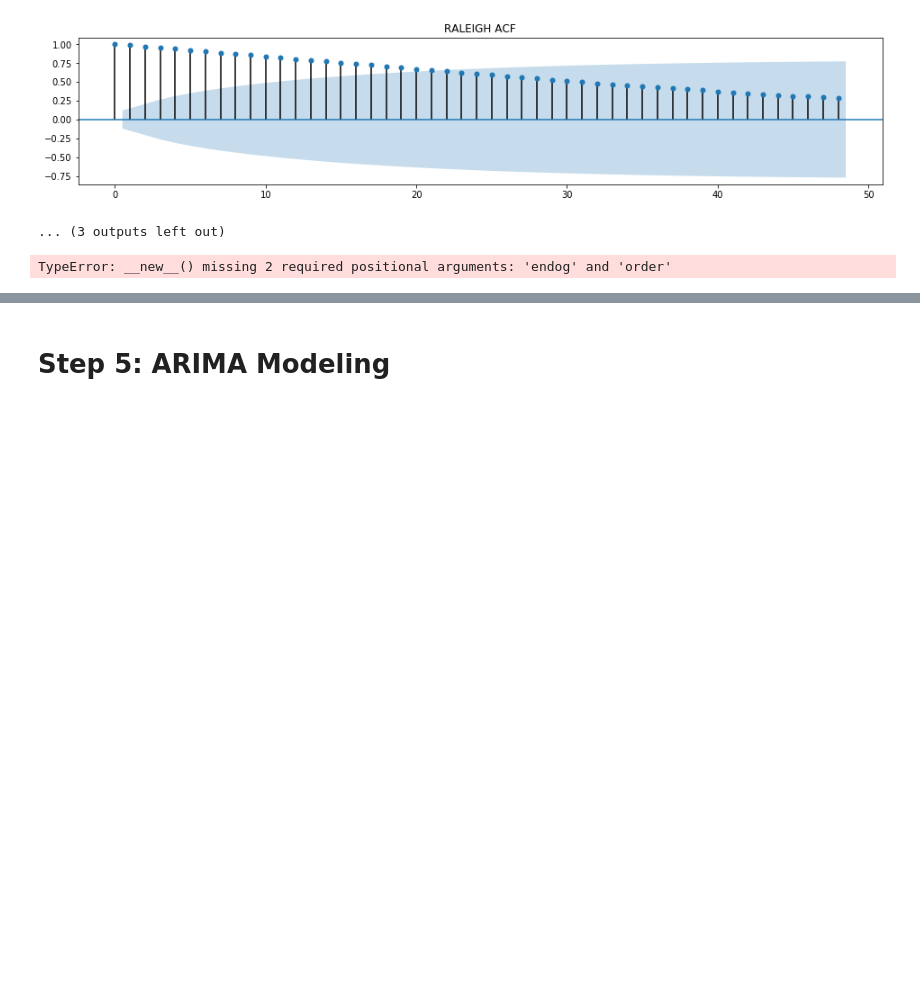
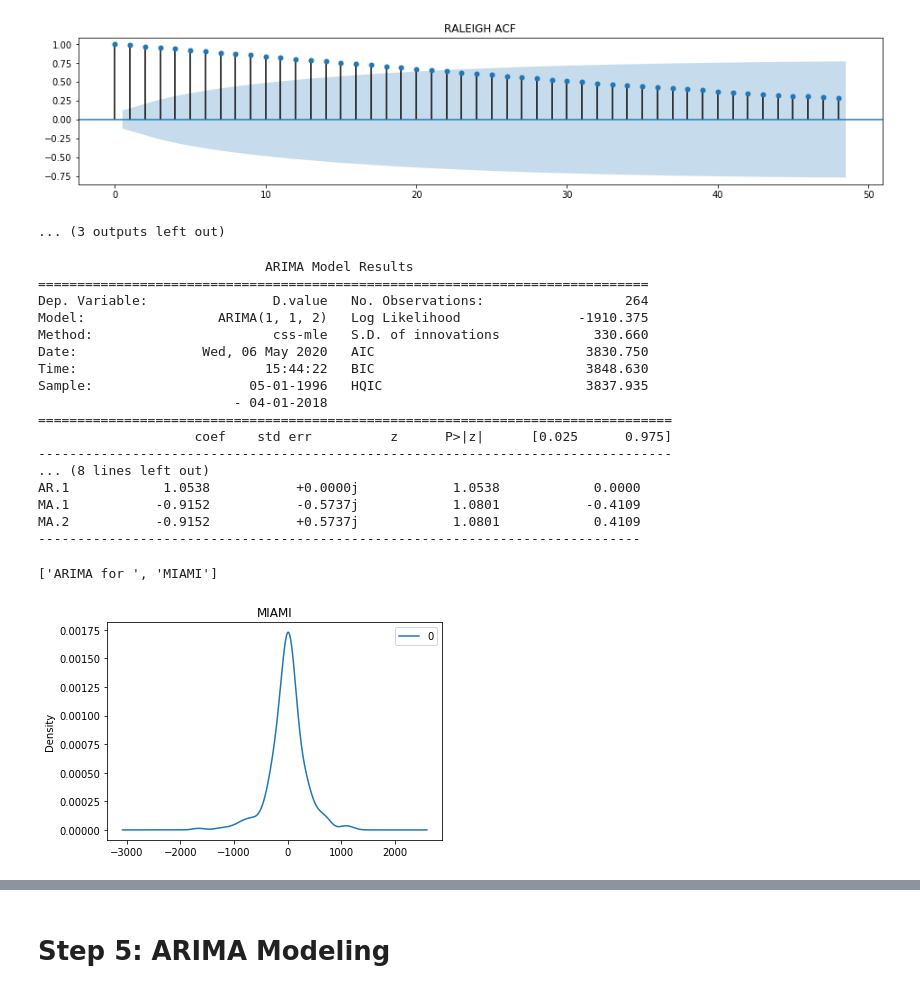
Before and after one commit to daveajstearns/mod4_project, a Jupyter notebook: starter_notebook.ipynb, the cells around one changed output, grey strips where cells are left out. Saved outputs shown, nothing was run; the diff lists cells and outputs as text; code cells hidden in the pictures; blank space fills up the shorter version.

```diff
--- a/starter_notebook.ipynb
+++ b/starter_notebook.ipynb
@@ -607,7 +607,3 @@ Pheonix (<Figure size 1152x216 with 1 Axes>, <Figure size 1152x216 with 1 Axes>)
 [figure]
 [figure]
 ... (3 outputs left out)
-# %%
-arima = ARIMA()
-# %% [output]
-TypeError: __new__() missing 2 required positional arguments: 'endog' and 'order'
@@ -613,0 +612,22 @@ TypeError: __new__() missing 2 required positional arguments: 'endog' and 'order
+# %%
+alima(miami, (1,1,2), 'MIAMI')
+# %% [output]
+                             ARIMA Model Results
+==============================================================================
+Dep. Variable:                D.value   No. Observations:                  264
+Model:                 ARIMA(1, 1, 2)   Log Likelihood               -1910.375
+Method:                       css-mle   S.D. of innovations            330.660
+Date:                Wed, 06 May 2020   AIC                           3830.750
+Time:                        15:44:22   BIC                           3848.630
+Sample:                    05-01-1996   HQIC                          3837.935
+                         - 04-01-2018
+=================================================================================
+                    coef    std err          z      P>|z|      [0.025      0.975]
+---------------------------------------------------------------------------------
+... (8 lines left out)
+AR.1            1.0538           +0.0000j            1.0538            0.0000
+MA.1           -0.9152           -0.5737j            1.0801           -0.4109
+MA.2           -0.9152           +0.5737j            1.0801            0.4109
+-----------------------------------------------------------------------------
+['ARIMA for ', 'MIAMI']
+[figure, added]
```
Also changed, not shown: parts of 4 cells of this notebook.
